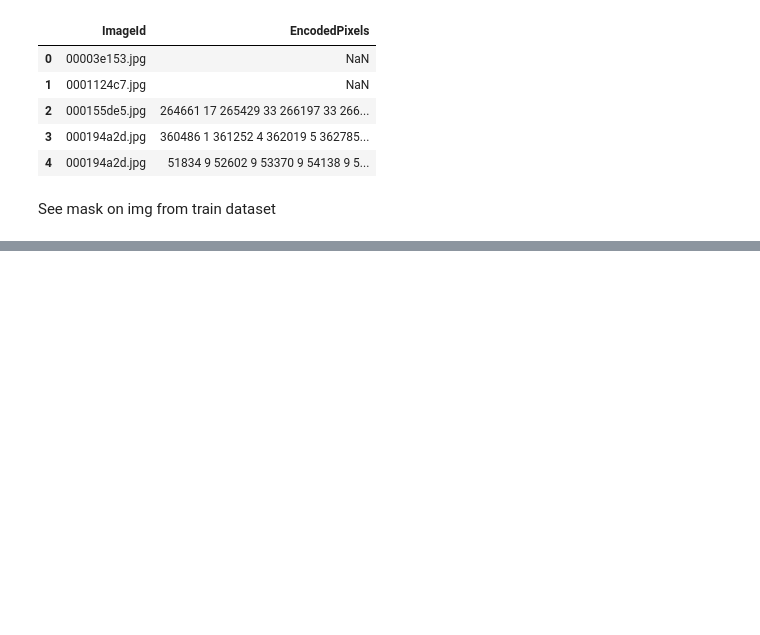
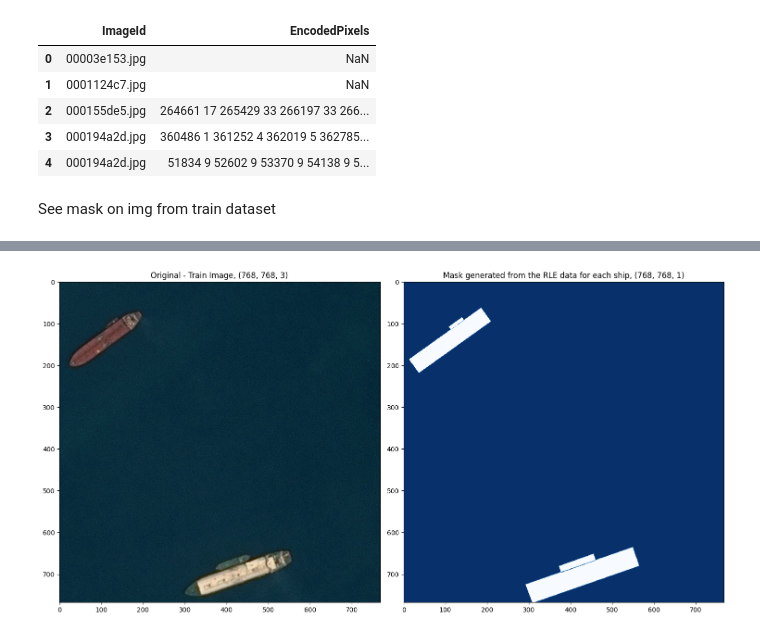
Before and after one commit to YelizavetaP/AirbusShipDetectionChallenge, a Jupyter notebook: Untitled-1.ipynb, the cells around one changed output, grey strips where cells are left out. Drawn from its saved outputs; the diff is of its cells as text; code cells hidden in the pictures; blank space fills up the shorter version.

```diff
--- a/Untitled-1.ipynb
+++ b/Untitled-1.ipynb
@@ -121,0 +169,31 @@ split
+# %%
+# masks for all ships
+split_1 = mask_list[1].split()                                                                # Split the mask into start_pixels and lengths
+starts, lengths = [np.array(x, dtype = int) for x in (split_1[0:][::2], split_1[1:][::2])]   # Generate arrays from only starts and lengths
+ends = starts + lengths - 1                                                                  # Start pixel to end pixel will be start - 1 + length
+imgMask1 = np.zeros(h*w, dtype = np.uint8)                                                   # 1D array containing all zeros
+for start, end in zip(starts, ends):                                                         # For each start to end pair
+    imgMask1[start:end+1] = 1
+
+split_2 = mask_list[2].split()                                                                # Split the mask into start_pixels and lengths
+starts, lengths = [np.array(x, dtype = int) for x in (split_2[0:][::2], split_2[1:][::2])]   # Generate arrays from only starts and lengths
+ends = starts + lengths - 1                                                                  # Start pixel to end pixel will be start - 1 + length
+imgMask2 = np.zeros(h*w, dtype = np.uint8)                                                   # 1D array containing all zeros
+for start, end in zip(starts, ends):                                                         # For each start to end pair
+    imgMask2[start:end+1] = 1
+
+split_3 = mask_list[3].split()                                                                # Split the mask into start_pixels and lengths
+starts, lengths = [np.array(x, dtype = int) for x in (split_3[0:][::2], split_3[1:][::2])]   # Generate arrays from only starts and lengths
+ends = starts + lengths - 1                                                                  # Start pixel to end pixel will be start - 1 + length
+imgMask3 = np.zeros(h*w, dtype = np.uint8)                                                   # 1D array containing all zeros
+for start, end in zip(starts, ends):                                                         # For each start to end pair
+    imgMask3[start:end+1] = 1
+
+# imgMask.shape, imgMask1.shape
+# %%
+# Reshaping the ship masks and combining it to form the final mask!
+
+m, m1, m2, m3 = imgMask.reshape(w, h).T, imgMask1.reshape(w, h).T, imgMask2.reshape(w, h).T, imgMask3.reshape(w, h).T
+
+final = m + m1 + m2 + m3
+print(final, '\n\n', final.shape, '\n\n', final.ndim)
@@ -121,0 +225,13 @@ split
+# %%
+final2 = np.expand_dims(final, -1)
+plt.figure(figsize=(15, 8))
+plt.subplot(1, 2, 1)
+plt.title(f"Original - Train Image, {img.shape}")
+plt.imshow(img)
+plt.subplot(1, 2, 2)
+plt.title(f"Mask generated from the RLE data for each ship, {final2.shape}")
+plt.imshow(final2, cmap = "Blues_r")
+plt.tight_layout()
+plt.show()
+# %% [output]
+[figure, added]
```
Also changed, not shown: parts of 10 cells of this notebook.
